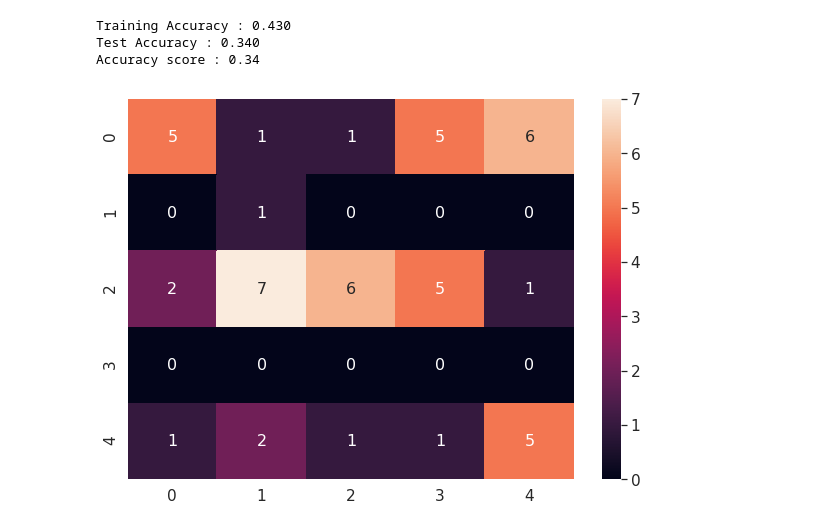
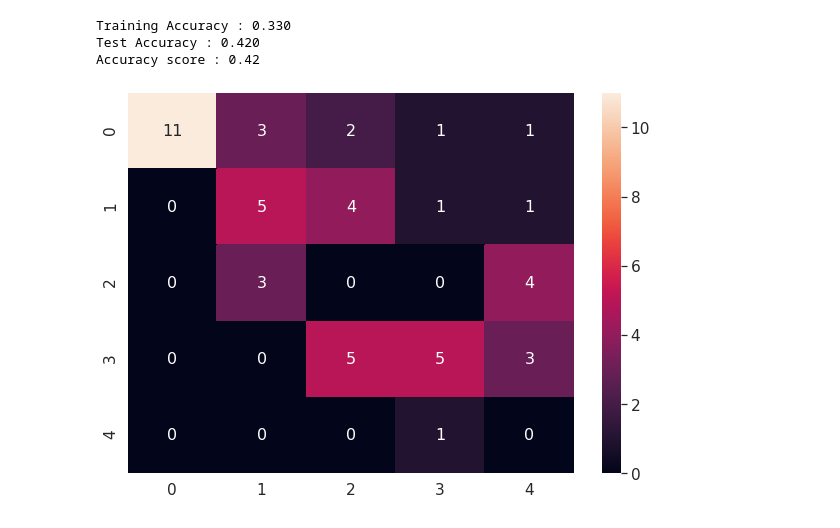
Before and after one commit to ee2110/Machine_Learning_with_TensorFlow, a Jupyter notebook: Glass-Compound-Analysis/Erbium_Concentration_Classification/Logistic_Regression_sklearn_Erbium_concentration_classification.ipynb, the cells around one changed output. Saved outputs shown, nothing was run; the diff lists cells and outputs as text; code cells hidden in the pictures.

```diff
--- a/Glass-Compound-Analysis/Erbium_Concentration_Classification/Logistic_Regression_sklearn_Erbium_concentration_classification.ipynb
+++ b/Glass-Compound-Analysis/Erbium_Concentration_Classification/Logistic_Regression_sklearn_Erbium_concentration_classification.ipynb
@@ -15,16 +15,0 @@ from sklearn.metrics import confusion_matrix
-# %%
-try:
-  data = pd.read_csv('Structured_features.csv')
-except:
-  print('No such file')
-
-# encode the erbium concentration float value to int
-uniq_concent = data["Erbium Concentration"].unique().tolist()
-conc_encoded = {x: i for i, x in enumerate(uniq_concent)}
-
-# for later decode use
-encoded_to_conc = {i: x for i, x in enumerate(uniq_concent)}
-encoded_to_conc
-
-data["Erbium Concentration"] = data["Erbium Concentration"].map(conc_encoded)
-data
@@ -141,48 +220,39 @@ Accuracy score : 0.24
 # %%
-# filtered_df_data = df_data.drop(['Hardness','fractal bond connectivity'], axis=1)
-filtered_df_data = df_data[['Longitudinal modulus','Bulk modulus','acoustic impedance','Erbium Concentration']]
-filtered_df_data
+# column_name = data.columns[:-1]
+filtered_df_data = data.drop(['Hardness','fractal bond connectivity'], axis=1)
 
-filtered_train_dataset = filtered_df_data.sample(frac=0.8, random_state=0)
-filtered_test_dataset = filtered_df_data.drop(filtered_train_dataset.index)
+filtered_train_data = filtered_df_data.sample(frac=0.8, random_state=10)
+filtered_test_data = filtered_df_data.drop(filtered_train_data.index)
 
-# Collect input feature for training, molar volume value in this case
-filtered_train_features = filtered_train_dataset.copy() #dataframe type
-filtered_test_features = filtered_test_dataset.copy()
+filtered_train_x = filtered_train_data.drop(columns=['Erbium Concentration'],axis=1)
+filtered_train_y = filtered_train_data['Erbium Concentration'].astype(str)
 
-# Collect respective label, density value in this case
-filtered_train_labels = filtered_train_features.pop('Erbium Concentration') # series type
-filtered_test_labels = filtered_test_features.pop('Erbium Concentration')
-
-filtered_X = np.array(filtered_train_features)
-filtered_y = np.array(filtered_train_labels)
-filtered_test_X = np.array(filtered_test_features)
-filtered_test_y = np.array(filtered_test_labels)
+filtered_test_x = filtered_test_data.drop(columns=['Erbium Concentration'],axis=1)
+filtered_test_y = filtered_test_data['Erbium Concentration'].astype(str)
 
 filter_logistic_reg = LogisticRegression(
                                   penalty='elasticnet',
                                   solver='saga',
-                                  l1_ratio=0.5,
-                                  max_iter=200,
+                                  l1_ratio=0.01,
+                                  max_iter=6000,
                                   )
-filter_logistic_reg.fit(filtered_X,filtered_y)
-filter_logistic_reg.score(filtered_X,filtered_y)
+filter_logistic_reg.fit(filtered_train_x,filtered_train_y)
 
-filtered_pred_y = filter_logistic_reg.predict(filtered_test_X)
-filtered_train_acc = filter_logistic_reg.score(filtered_X, filtered_y)
-filtered_test_acc = filter_logistic_reg.score(filtered_test_X, filtered_test_y)
+filtered_pred_y = filter_logistic_reg.predict(filtered_test_x)
+filtered_train_acc = filter_logistic_reg.score(filtered_train_x,filtered_train_y)
+filtered_test_acc = filter_logistic_reg.score(filtered_test_x, filtered_test_y)
 
 print('Training Accuracy : %.3f'%filtered_train_acc)
 print('Test Accuracy : %.3f'%filtered_test_acc)
 
 plt.figure(figsize=(10,7))
-filtered_cm = confusion_matrix(filtered_pred_y, np.array(filtered_test_labels))
+filtered_cm = confusion_matrix(filtered_pred_y, np.array(filtered_test_y))
 print("Accuracy score :", accuracy(filtered_cm))
 sns.set(font_scale=1.4)
 sns.heatmap(filtered_cm, annot=True, annot_kws={"size": 16})
 plt.show()
 # %% [output]
-Training Accuracy : 0.430
-Test Accuracy : 0.340
-Accuracy score : 0.34
+Training Accuracy : 0.330
+Test Accuracy : 0.420
+Accuracy score : 0.42
-[figure, old version]
+[figure, new version]
```
Also changed, not shown: parts of 20 cells of this notebook.
